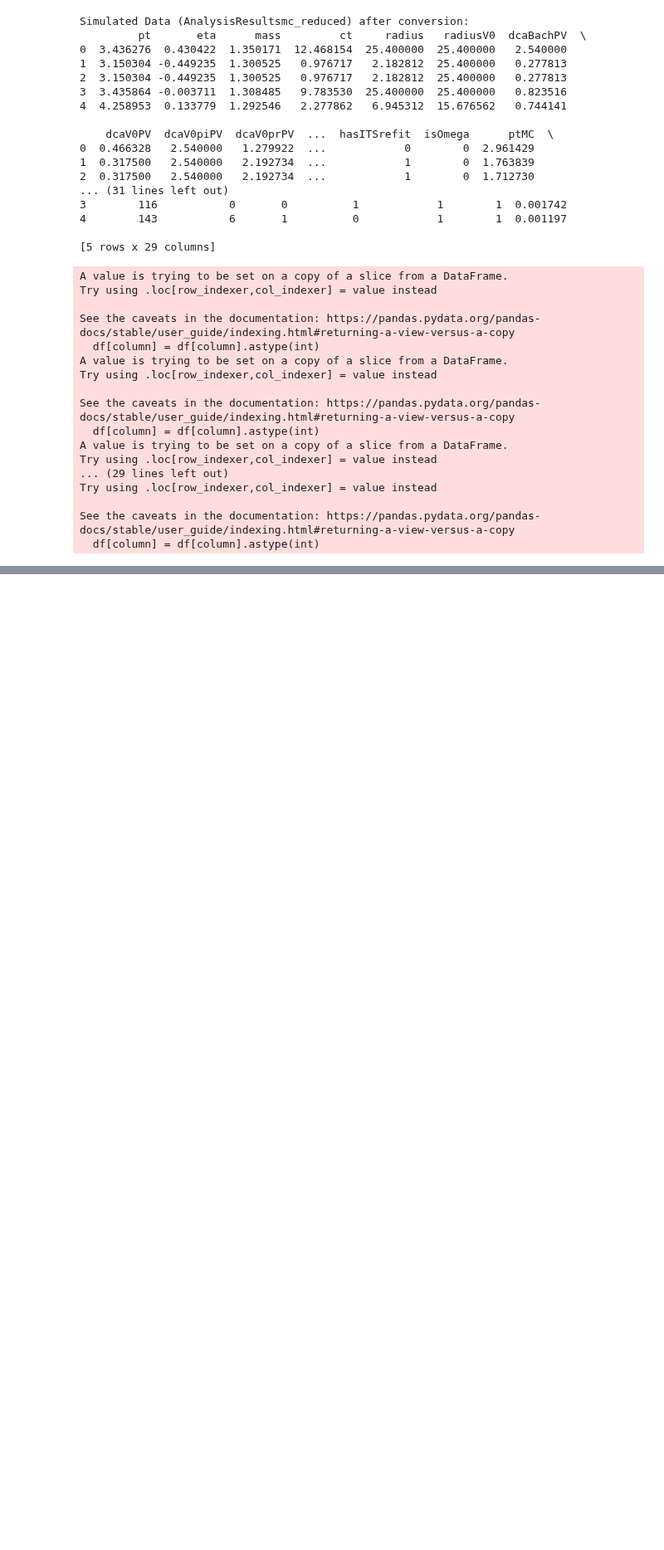
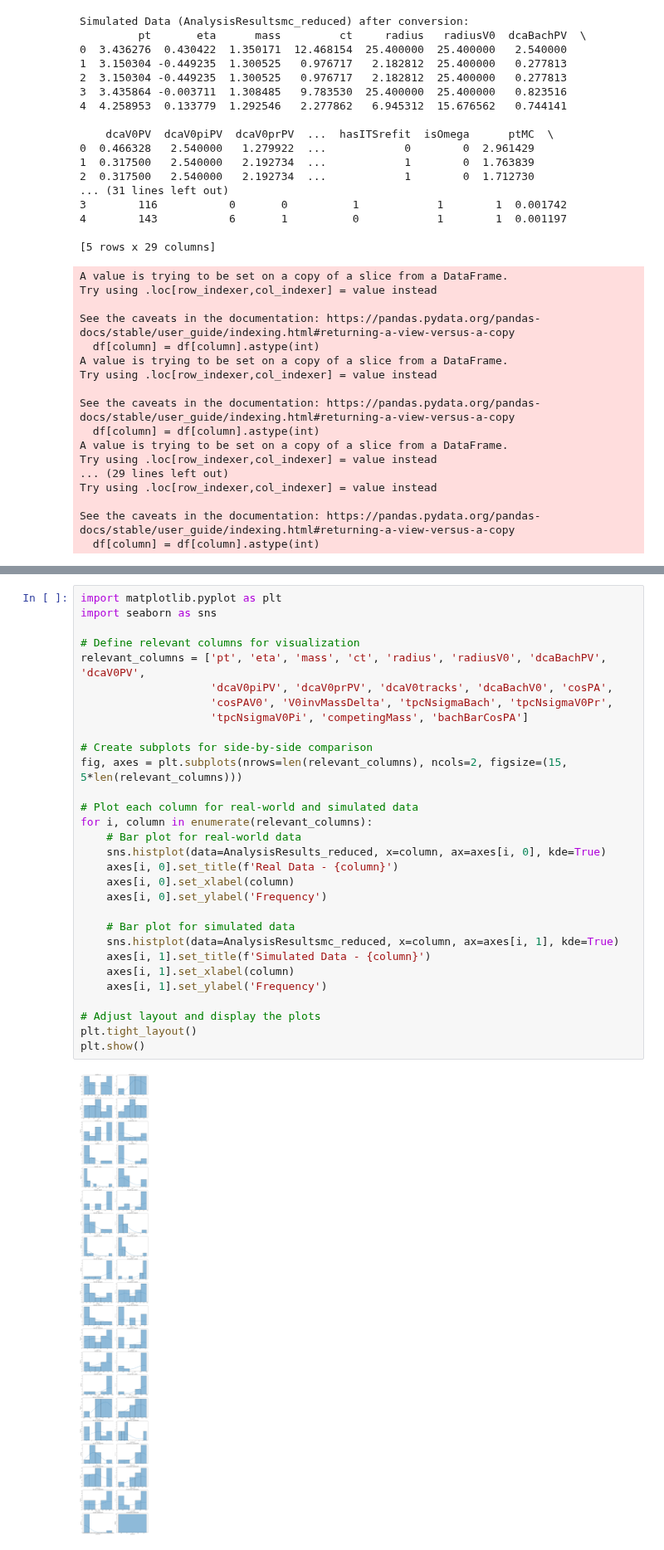
Before and after one commit to robertnesterodhiambo/Advanced_Data_analysis, a Jupyter notebook: viuzlization.ipynb, the cells around one changed output, grey strips where cells are left out. Shown at 83% size. Cells and saved outputs as stored; diff of their text form; blank space fills up the shorter version.

```diff
--- a/viuzlization.ipynb
+++ b/viuzlization.ipynb
@@ -280,0 +313,32 @@ pd.set_option('display.max_columns', None)
+# %%
+import matplotlib.pyplot as plt
+import seaborn as sns
+
+# Define relevant columns for visualization
+relevant_columns = ['pt', 'eta', 'mass', 'ct', 'radius', 'radiusV0', 'dcaBachPV', 'dcaV0PV',
+                    'dcaV0piPV', 'dcaV0prPV', 'dcaV0tracks', 'dcaBachV0', 'cosPA',
+                    'cosPAV0', 'V0invMassDelta', 'tpcNsigmaBach', 'tpcNsigmaV0Pr',
+                    'tpcNsigmaV0Pi', 'competingMass', 'bachBarCosPA']
+
+# Create subplots for side-by-side comparison
+fig, axes = plt.subplots(nrows=len(relevant_columns), ncols=2, figsize=(15, 5*len(relevant_columns)))
+
+# Plot each column for real-world and simulated data
+for i, column in enumerate(relevant_columns):
+    # Bar plot for real-world data
+    sns.histplot(data=AnalysisResults_reduced, x=column, ax=axes[i, 0], kde=True)
+    axes[i, 0].set_title(f'Real Data - {column}')
+    axes[i, 0].set_xlabel(column)
+    axes[i, 0].set_ylabel('Frequency')
+
+    # Bar plot for simulated data
+    sns.histplot(data=AnalysisResultsmc_reduced, x=column, ax=axes[i, 1], kde=True)
+    axes[i, 1].set_title(f'Simulated Data - {column}')
+    axes[i, 1].set_xlabel(column)
+    axes[i, 1].set_ylabel('Frequency')
+
+# Adjust layout and display the plots
+plt.tight_layout()
+plt.show()
+# %% [output]
+[figure, added]
```
Also changed, not shown: parts of 5 cells of this notebook.
